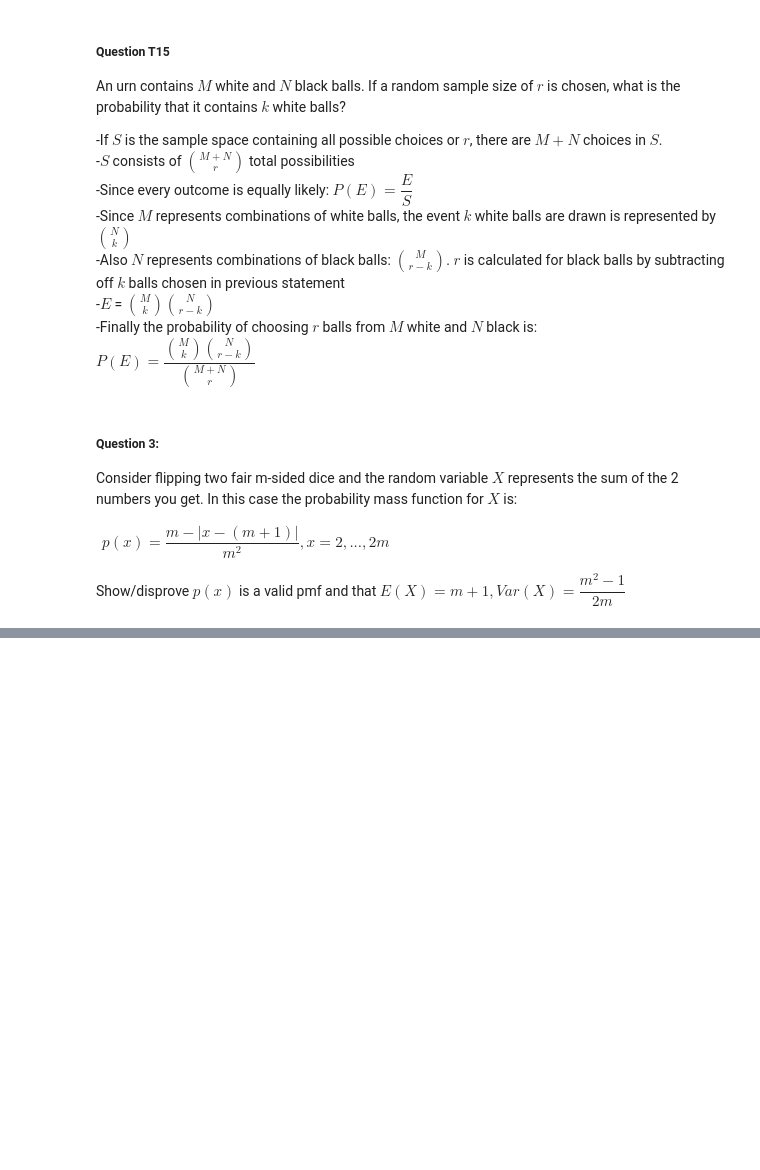
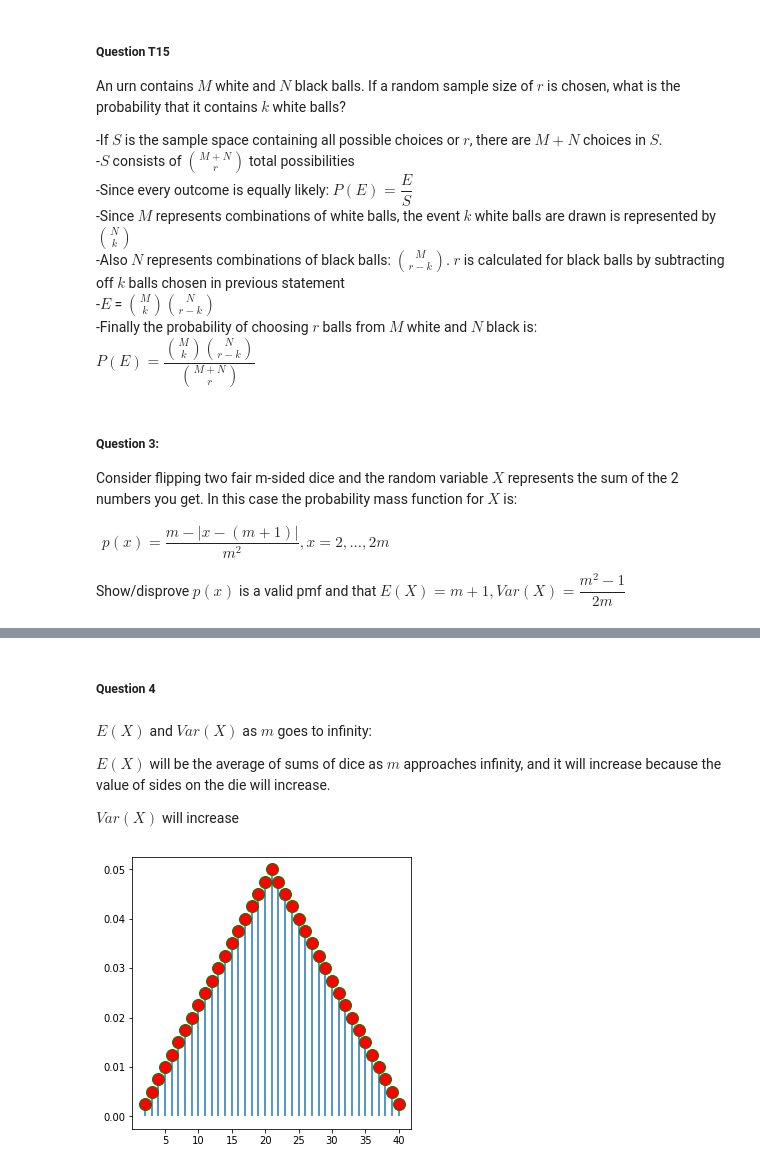
Before and after one commit to cullinap/dev, a Jupyter notebook: stevens/probability/HW1.ipynb, the cells around one changed output, grey strips where cells are left out. Drawn from its saved outputs; the diff is of its cells as text; code cells hidden in the pictures; blank space fills up the shorter version.

```diff
--- a/stevens/probability/HW1.ipynb
+++ b/stevens/probability/HW1.ipynb
@@ -321,0 +412,21 @@ std = np.sqrt(variance); std
+# %% [markdown]
+##### Question 4
+# %% [markdown]
+$E(X)$ and $Var(X)$ as $m$ goes to infinity:
+
+$E(X)$ will be the average of sums of dice as $m$ approaches infinity, and it will increase because the value of sides on the die will increase.
+
+$Var(X)$ will increase
+# %%
+p_x = output_pmf(20)
+die = list(range(1,21))
+dice_sum = [np.sum(i) for i in [x for x in product(die,repeat=2)]]
+dice_outcome = dict(Counter(dice_sum))
+cumulative_probs = np.cumsum(p_x)
+
+plt.figure(figsize=(5,5))
+plt.plot(list(dice_outcome), p_x, 'ro', ms=12, mec='g')
+plt.vlines(list(dice_outcome),0,p_x)
+plt.show()
+# %% [output]
+[figure, added]
```
Also changed, not shown: parts of 18 cells of this notebook.
